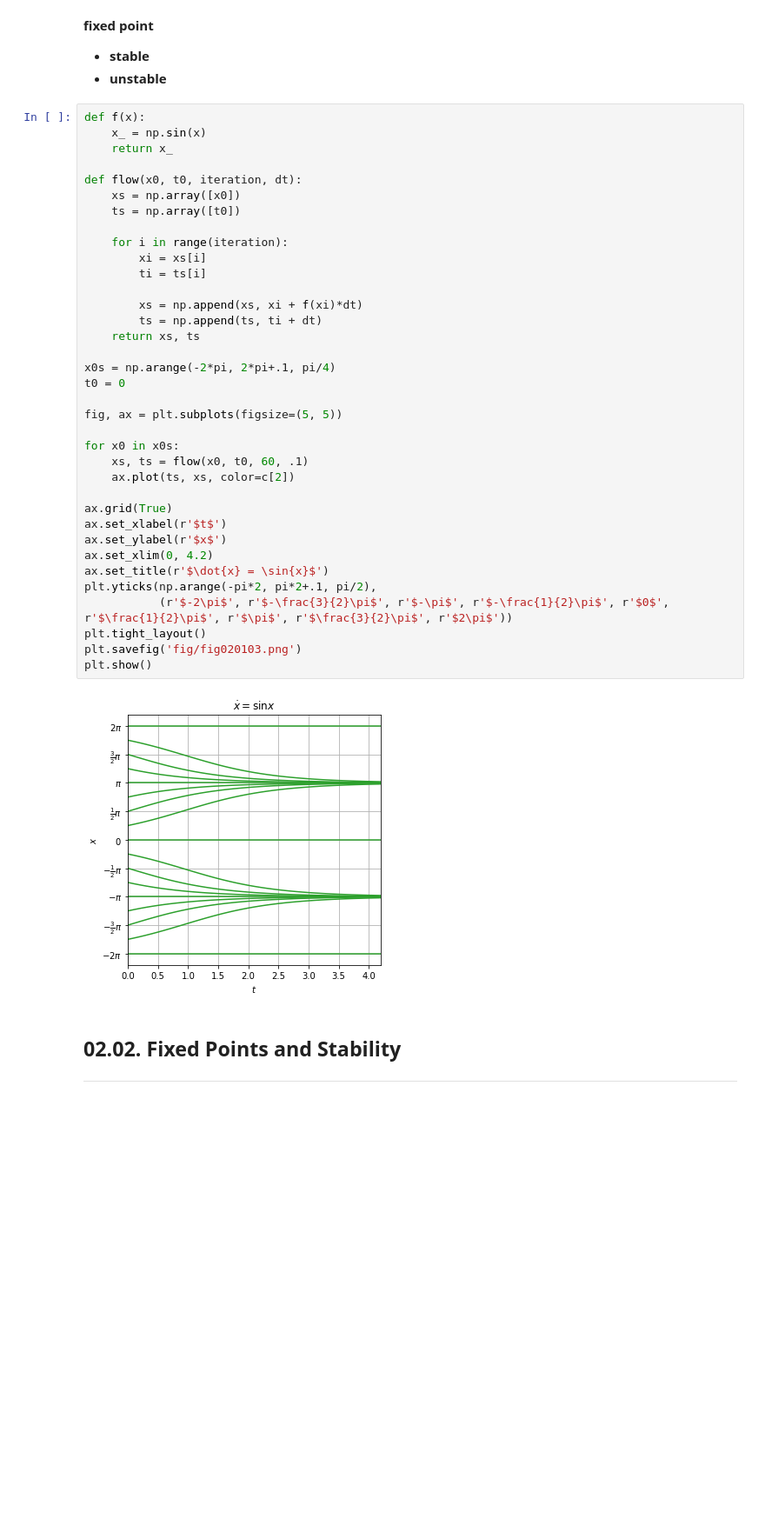
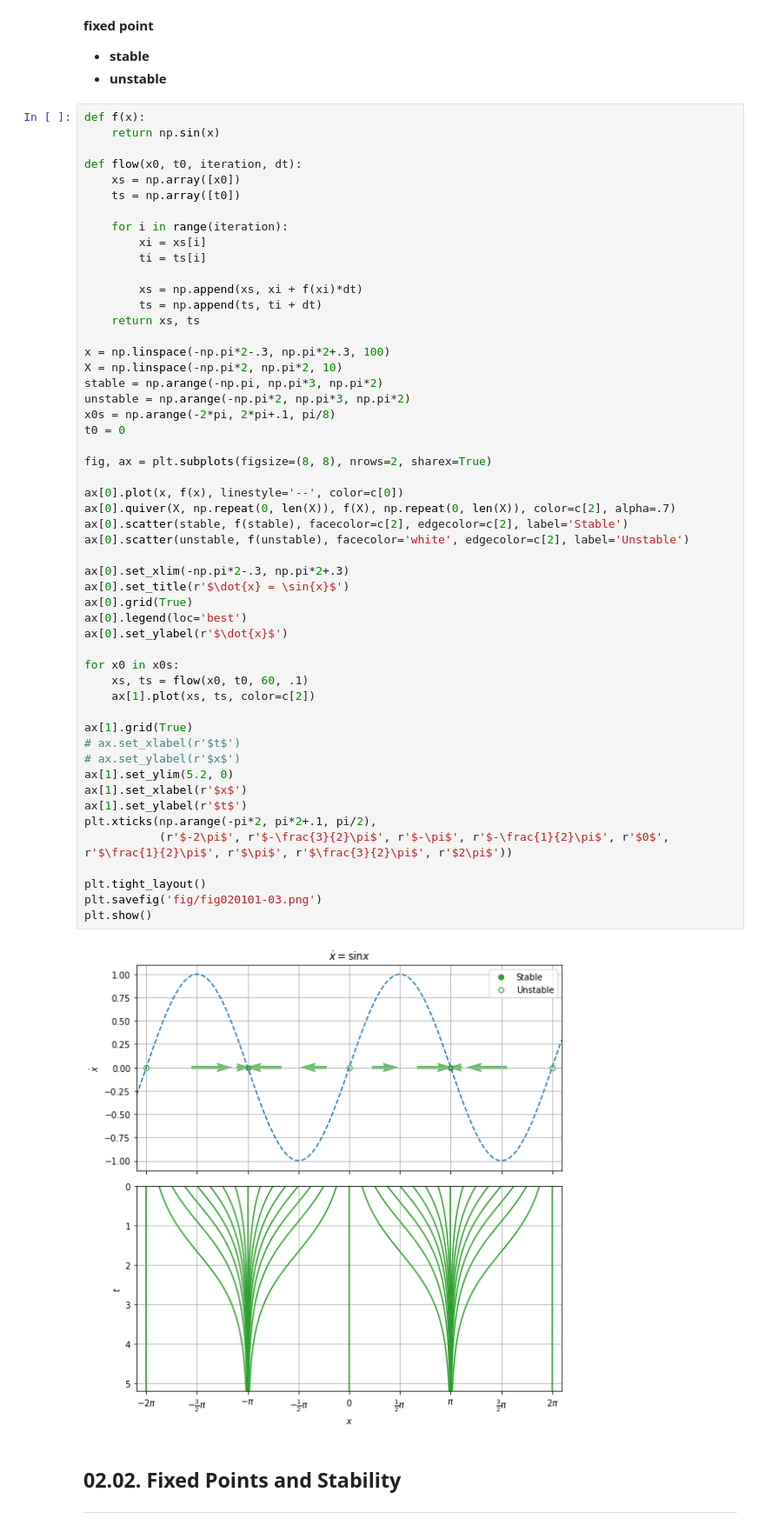
Before and after one commit to shumez/NLDC, a Jupyter notebook: 02/code.ipynb, the cells around one changed output. Shown at 87% size. Drawn from its saved outputs; the diff is of its cells as text; blank space fills up the shorter version.

```diff
--- a/02/code.ipynb
+++ b/02/code.ipynb
@@ -134,42 +134,58 @@ plt.show()
 - **unstable**
 # %%
 def f(x):
-    x_ = np.sin(x)
-    return x_
+    return np.sin(x)
 
 def flow(x0, t0, iteration, dt):
     xs = np.array([x0])
     ts = np.array([t0])
 
     for i in range(iteration):
         xi = xs[i]
         ti = ts[i]
 
         xs = np.append(xs, xi + f(xi)*dt)
         ts = np.append(ts, ti + dt)
     return xs, ts
 
-x0s = np.arange(-2*pi, 2*pi+.1, pi/4)
+x = np.linspace(-np.pi*2-.3, np.pi*2+.3, 100)
+X = np.linspace(-np.pi*2, np.pi*2, 10)
+stable = np.arange(-np.pi, np.pi*3, np.pi*2)
+unstable = np.arange(-np.pi*2, np.pi*3, np.pi*2)
+x0s = np.arange(-2*pi, 2*pi+.1, pi/8)
 t0 = 0
 
-fig, ax = plt.subplots(figsize=(5, 5))
+fig, ax = plt.subplots(figsize=(8, 8), nrows=2, sharex=True)
+
+ax[0].plot(x, f(x), linestyle='--', color=c[0])
+ax[0].quiver(X, np.repeat(0, len(X)), f(X), np.repeat(0, len(X)), color=c[2], alpha=.7)
+ax[0].scatter(stable, f(stable), facecolor=c[2], edgecolor=c[2], label='Stable')
+ax[0].scatter(unstable, f(unstable), facecolor='white', edgecolor=c[2], label='Unstable')
+
+ax[0].set_xlim(-np.pi*2-.3, np.pi*2+.3)
+ax[0].set_title(r'$\dot{x} = \sin{x}$')
+ax[0].grid(True)
+ax[0].legend(loc='best')
+ax[0].set_ylabel(r'$\dot{x}$')
 
 for x0 in x0s:
     xs, ts = flow(x0, t0, 60, .1)
-    ax.plot(ts, xs, color=c[2])
+    ax[1].plot(xs, ts, color=c[2])
 
-ax.grid(True)
-ax.set_xlabel(r'$t$')
-ax.set_ylabel(r'$x$')
-ax.set_xlim(0, 4.2)
-ax.set_title(r'$\dot{x} = \sin{x}$')
-plt.yticks(np.arange(-pi*2, pi*2+.1, pi/2),
+ax[1].grid(True)
+# ax.set_xlabel(r'$t$')
+# ax.set_ylabel(r'$x$')
+ax[1].set_ylim(5.2, 0)
+ax[1].set_xlabel(r'$x$')
+ax[1].set_ylabel(r'$t$')
+plt.xticks(np.arange(-pi*2, pi*2+.1, pi/2),
            (r'$-2\pi$', r'$-\frac{3}{2}\pi$', r'$-\pi$', r'$-\frac{1}{2}\pi$', r'$0$', r'$\frac{1}{2}\pi$', r'$\pi$', r'$\frac{3}{2}\pi$', r'$2\pi$'))
+
 plt.tight_layout()
-plt.savefig('fig/fig020103.png')
+plt.savefig('fig/fig020101-03.png')
 plt.show()
 # %% [output]
-[figure, old version]
+[figure, new version]
 # %% [markdown]
 ## 02.02. Fixed Points and Stability
 ---
```
Also changed, not shown: parts of 6 cells of this notebook.
